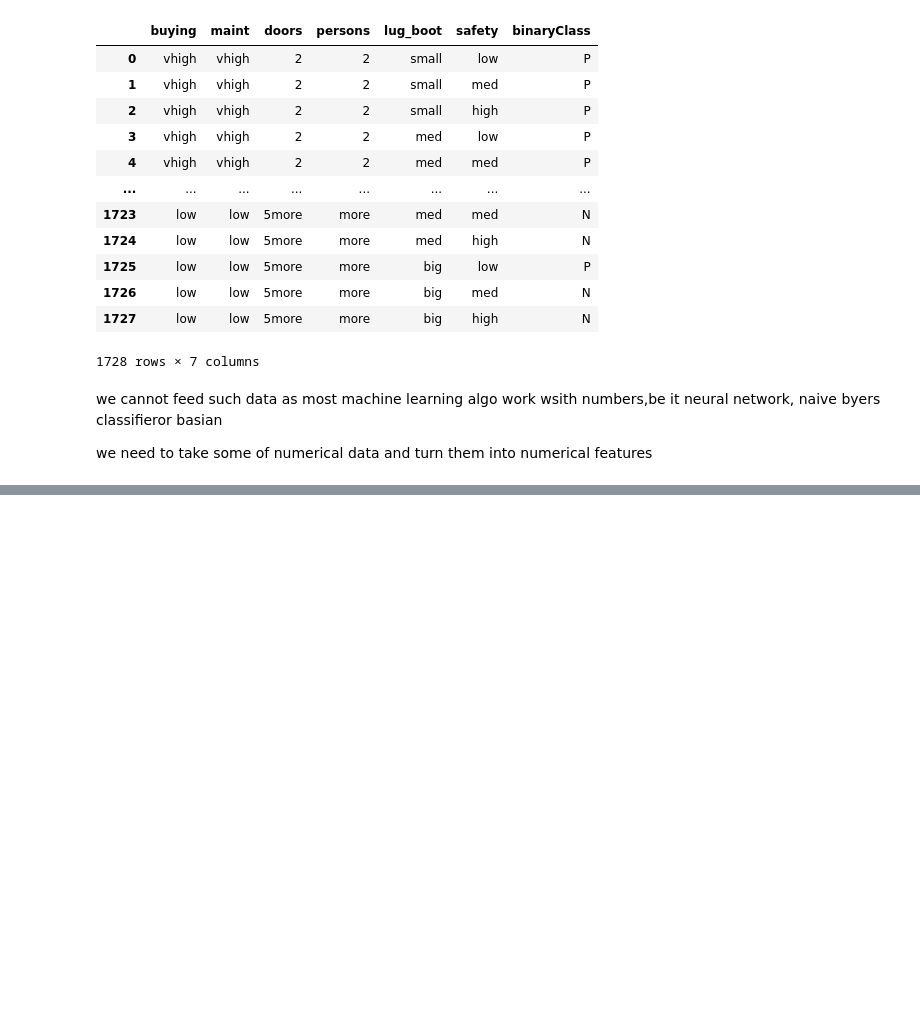
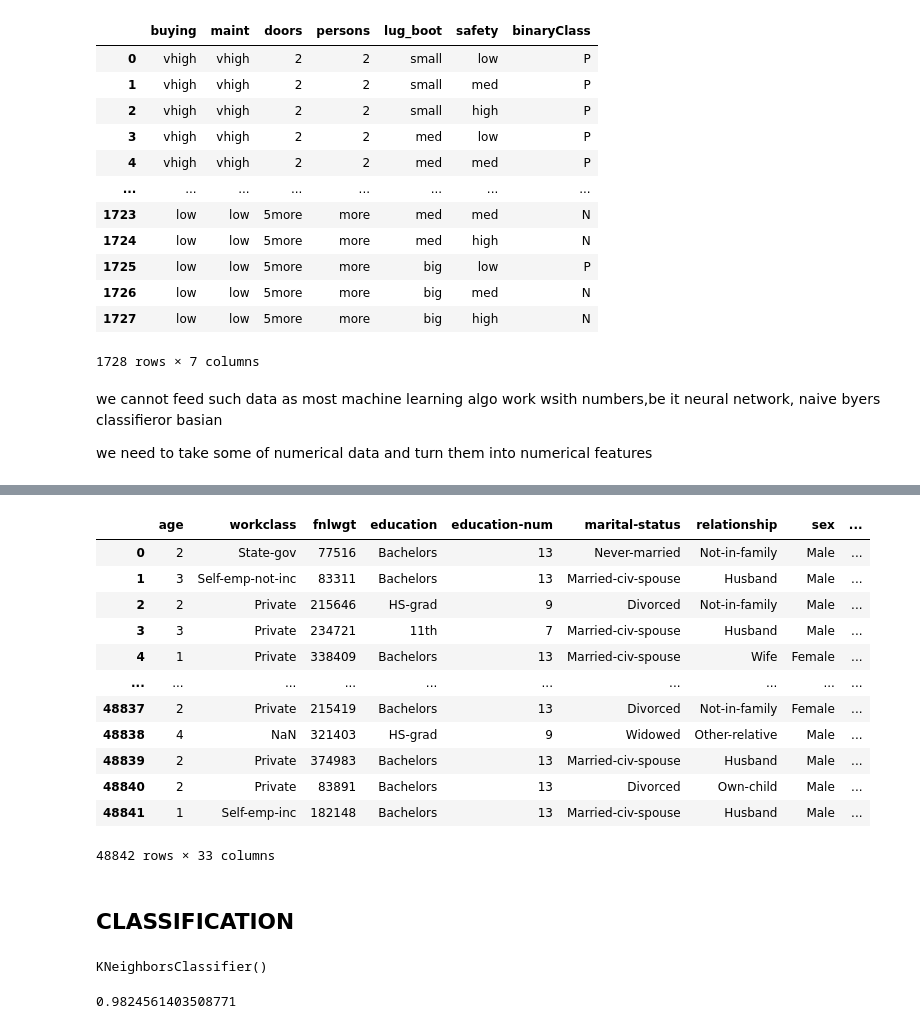
Before and after one commit to avnisinngh/Scikit-Learn, a Jupyter notebook: Main.ipynb, the cells around one changed output, grey strips where cells are left out. Drawn from its saved outputs; the diff is of its cells as text; code cells hidden in the pictures; blank space fills up the shorter version.

```diff
--- a/Main.ipynb
+++ b/Main.ipynb
@@ -529,0 +619,7 @@ we need to take some of numerical data and turn them into numerical features
+# %%
+import pandas as pd
+
+encoder = OneHotEncoder(handle_unknown='ignore', sparse_output=False) #if any unkown valueoccur during testing , that did not occur during training will be ignored
+
+encoded_values = encoder.fit_transform(data[['occupation', 'race']])
+new_cols = encoder.get_feature_names_out(['occupation', 'race']) # we will get values but also need  col values or names
@@ -529,0 +649,26 @@ we need to take some of numerical data and turn them into numerical features
+# %%
+# now how do we actually take and merge these values
+df_encoded = pd.DataFrame(encoded_values, columns= new_cols, index=data.index)
+
+data_final = pd.concat(
+    [data.drop(columns=['occupation', 'race']), df_encoded],
+    axis=1
+)
+# %%
+data_final
+# %% [output]
+|  | age | workclass | fnlwgt | education | education-num | marital-status | relationship | sex | ... |
+| 0 | 2 | State-gov | 77516 | Bachelors | 13 | Never-married | Not-in-family | Male | ... |
+| 1 | 3 | Self-emp-not-inc | 83311 | Bachelors | 13 | Married-civ-spouse | Husband | Male | ... |
+| 2 | 2 | Private | 215646 | HS-grad | 9 | Divorced | Not-in-family | Male | ... |
+| 3 | 3 | Private | 234721 | 11th | 7 | Married-civ-spouse | Husband | Male | ... |
+| 4 | 1 | Private | 338409 | Bachelors | 13 | Married-civ-spouse | Wife | Female | ... |
+| ... | ... | ... | ... | ... | ... | ... | ... | ... | ... |
+| 48837 | 2 | Private | 215419 | Bachelors | 13 | Divorced | Not-in-family | Female | ... |
+| 48838 | 4 | NaN | 321403 | HS-grad | 9 | Widowed | Other-relative | Male | ... |
+| 48839 | 2 | Private | 374983 | Bachelors | 13 | Married-civ-spouse | Husband | Male | ... |
+| 48840 | 2 | Private | 83891 | Bachelors | 13 | Divorced | Own-child | Male | ... |
+| 48841 | 1 | Self-emp-inc | 182148 | Bachelors | 13 | Married-civ-spouse | Husband | Male | ... |
+48842 rows × 33 columns
+# %% [markdown]
+## CLASSIFICATION
@@ -529,0 +687,19 @@ we need to take some of numerical data and turn them into numerical features
+# %%
+from sklearn.neighbors import KNeighborsClassifier #import the classifier
+from sklearn.linear_model import LogisticRegression
+from sklearn.tree import DecisionTreeClassifier
+from sklearn.svm import SVC
+from sklearn.ensemble import RandomForestClassifier
+from sklearn.naive_bayes import GaussianNB
+
+clf = KNeighborsClassifier() #create instance
+
+clf.fit(X_train_scaled, y_train) #train the model on training data
+# the model is now trained
+# %% [output]
+KNeighborsClassifier()
+# %%
+# nows we will evaluate the model, how the model performs on the unseen data
+clf.score(X_test_scaled, y_test)
+# %% [output]
+0.9824561403508771
```
Also changed, not shown: parts of 26 cells of this notebook.
